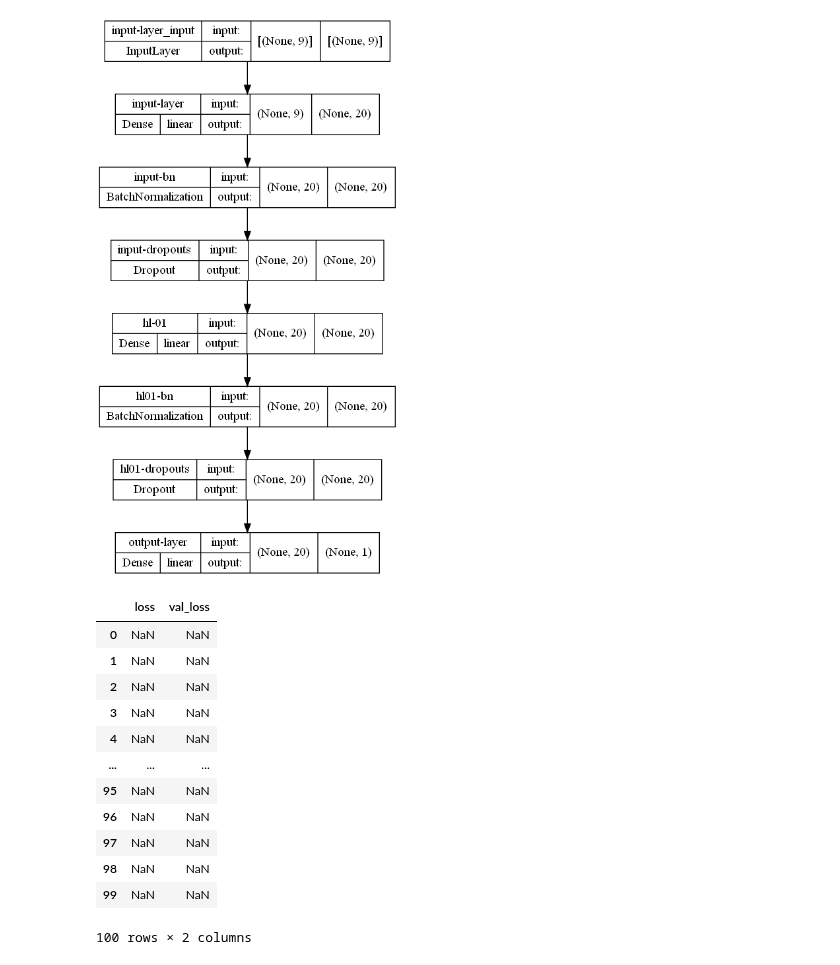
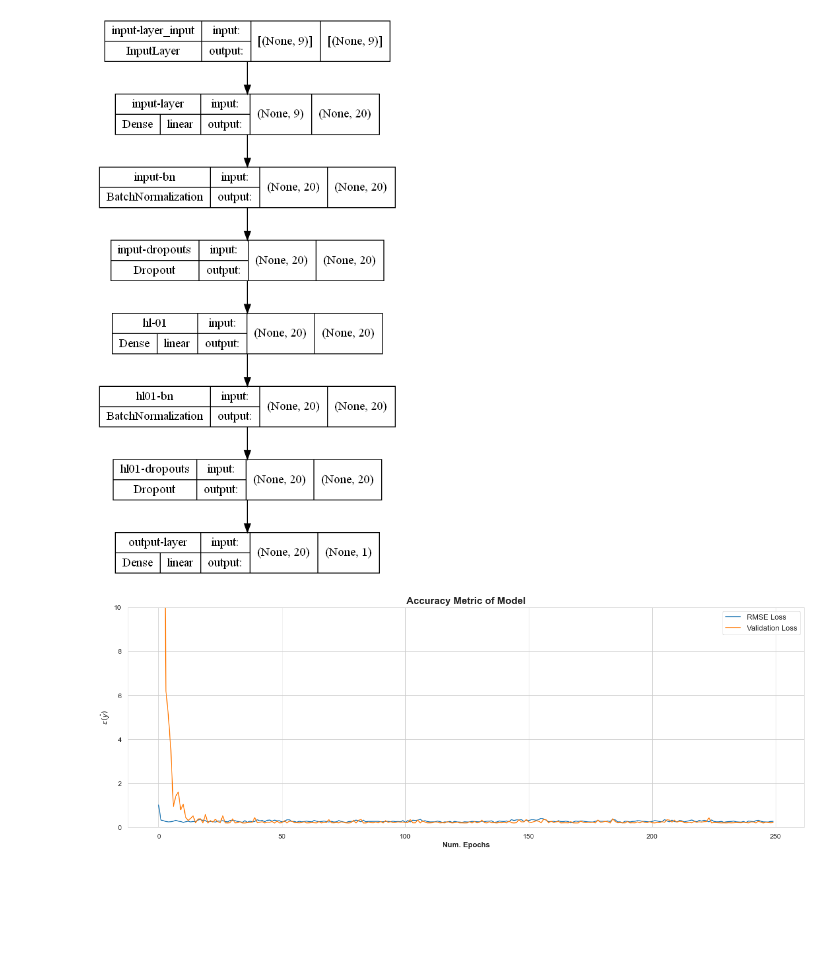
Before and after one commit to ZenithClown/self-development, a Jupyter notebook: Learning Python Programming/Artificial Intelligence (AI)/Deep Learning (DL)/Tensor Flow/1.0 Basic Regression with Keras API.ipynb, the cells around one changed output. Drawn from its saved outputs; the diff is of its cells as text; code cells hidden in the pictures; blank space fills up the shorter version.

Commit message:
add basic nn model

```diff
--- a/Learning Python Programming/Artificial Intelligence (AI)/Deep Learning (DL)/Tensor Flow/1.0 Basic Regression with Keras API.ipynb
+++ b/Learning Python Programming/Artificial Intelligence (AI)/Deep Learning (DL)/Tensor Flow/1.0 Basic Regression with Keras API.ipynb
@@ -209,8 +217,7 @@ model = keras.Sequential([
     # hidden layer section, by design, the first hidden layer is
     # defined under `input-layer`, and the rests are defined here
     # `encoder`-`decoder` logic follows the principle like `2 > 4 > 4 > 2`
-    layers.Dense(Nh, name = "hl-01"),
-
+    layers.Dense(int(Nh / 2), name = "hl-01"),
     layers.BatchNormalization(name = "hl01-bn"),
     layers.Dropout(0.2, name = "hl01-dropouts"),
 
@@ -220,6 +227,6 @@ model = keras.Sequential([
     layers.Dense(OUTPUT_SHAPE, name = "output-layer")
 ], name = "LinReg-v1.0.0")
 
-model.summary(line_length = 127)
+model.summary(line_length = 191)
 # %% [output]
 Model: "LinReg-v1.0.0"
@@ -242,5 +249,5 @@ ________________________________________________________________________________
 # %%
-model.compile(optimizer = optimizers.Adam(learning_rate = 0.1), loss = "mean_absolute_error")
+model.compile(optimizer = optimizers.Adam(learning_rate = 0.1), loss = "mean_squared_error")
 # %%
 # in addition to line summary, we can also view the model using `plot` as:
 # use `to_file = <filename>.<extension>` parameter to save the model image
@@ -248,20 +255,21 @@ keras.utils.plot_model(model, show_shapes = True, show_layer_activations = True)
 # %% [output]
 [figure]
 # %%
-history = model.fit(train.drop(columns = ["mpg"]), train["mpg"], epochs = 100, validation_split = 0.2, shuffle = True, verbose = 0)
+history = model.fit(train.drop(columns = ["mpg"]), train["mpg"], epochs = 250, validation_split = 0.2, shuffle = True, verbose = 0)
-# %%
-pd.DataFrame(history.history)
-# %% [output]
-|  | loss | val_loss |
-| 0 | NaN | NaN |
-| 1 | NaN | NaN |
-| 2 | NaN | NaN |
-| 3 | NaN | NaN |
-| 4 | NaN | NaN |
-| ... | ... | ... |
-| 95 | NaN | NaN |
-| 96 | NaN | NaN |
-| 97 | NaN | NaN |
-| 98 | NaN | NaN |
-| 99 | NaN | NaN |
-100 rows × 2 columns
+# %%
+history_ = pd.DataFrame(history.history) # for plotting model accuracy
+# history_.tail()
+# %%
+plt.plot(history_["loss"].values, label = "RMSE Loss")
+plt.plot(history_["val_loss"].values, label = "Validation Loss")
+
+plt.ylim([0, 10])
+plt.xlabel("Num. Epochs")
+plt.ylabel("$\epsilon (\hat{y})$")
+plt.title("Accuracy Metric of Model")
+
+plt.legend()
+# plt.grid(which = "both")
+plt.show()
+# %% [output]
+[figure, added]
```
Also changed, not shown: parts of 14 cells of this notebook.
